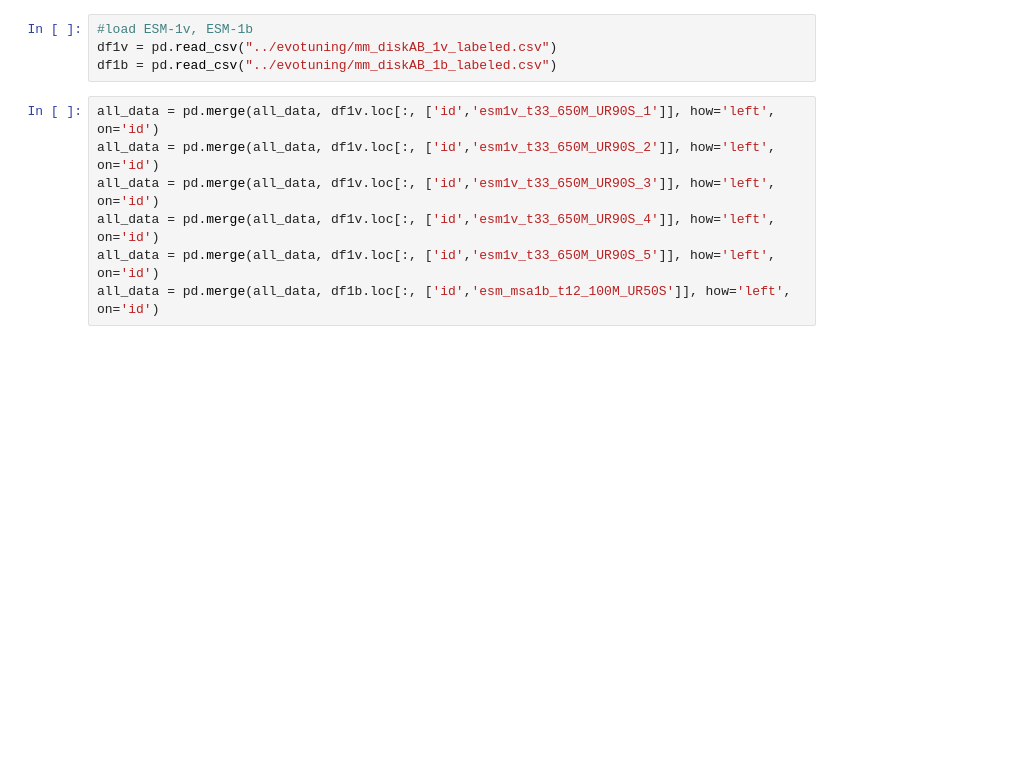
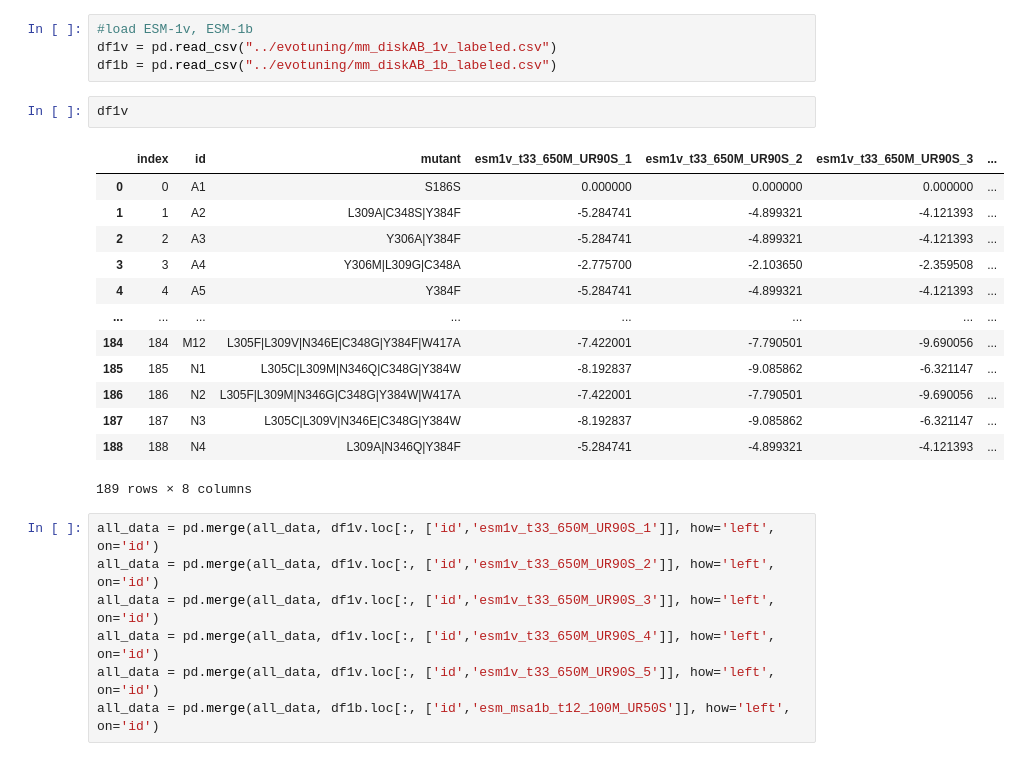
Before and after one commit to wendao/PylRS-lib, a Jupyter notebook: training_set/prepare_test_data.ipynb, the cells around one changed output. Drawn from its saved outputs; the diff is of its cells as text; blank space fills up the shorter version.

```diff
--- a/training_set/prepare_test_data.ipynb
+++ b/training_set/prepare_test_data.ipynb
@@ -43,6 +43,22 @@ all_data = all_data[all_data['id']!="N3" ]
 #load ESM-1v, ESM-1b
 df1v = pd.read_csv("../evotuning/mm_diskAB_1v_labeled.csv")
 df1b = pd.read_csv("../evotuning/mm_diskAB_1b_labeled.csv")
+# %%
+df1v
+# %% [output]
+|  | index | id | mutant | esm1v_t33_650M_UR90S_1 | esm1v_t33_650M_UR90S_2 | esm1v_t33_650M_UR90S_3 | ... |
+| 0 | 0 | A1 | S186S | 0.000000 | 0.000000 | 0.000000 | ... |
+| 1 | 1 | A2 | L309A|C348S|Y384F | -5.284741 | -4.899321 | -4.121393 | ... |
+| 2 | 2 | A3 | Y306A|Y384F | -5.284741 | -4.899321 | -4.121393 | ... |
+| 3 | 3 | A4 | Y306M|L309G|C348A | -2.775700 | -2.103650 | -2.359508 | ... |
+| 4 | 4 | A5 | Y384F | -5.284741 | -4.899321 | -4.121393 | ... |
+| ... | ... | ... | ... | ... | ... | ... | ... |
+| 184 | 184 | M12 | L305F|L309V|N346E|C348G|Y384F|W417A | -7.422001 | -7.790501 | -9.690056 | ... |
+| 185 | 185 | N1 | L305C|L309M|N346Q|C348G|Y384W | -8.192837 | -9.085862 | -6.321147 | ... |
+| 186 | 186 | N2 | L305F|L309M|N346G|C348G|Y384W|W417A | -7.422001 | -7.790501 | -9.690056 | ... |
+| 187 | 187 | N3 | L305C|L309V|N346E|C348G|Y384W | -8.192837 | -9.085862 | -6.321147 | ... |
+| 188 | 188 | N4 | L309A|N346Q|Y384F | -5.284741 | -4.899321 | -4.121393 | ... |
+189 rows × 8 columns
 # %%
 all_data = pd.merge(all_data, df1v.loc[:, ['id','esm1v_t33_650M_UR90S_1']], how='left', on='id')
 all_data = pd.merge(all_data, df1v.loc[:, ['id','esm1v_t33_650M_UR90S_2']], how='left', on='id')
```
Also changed, not shown: parts of 7 cells of this notebook, 3 other files.
